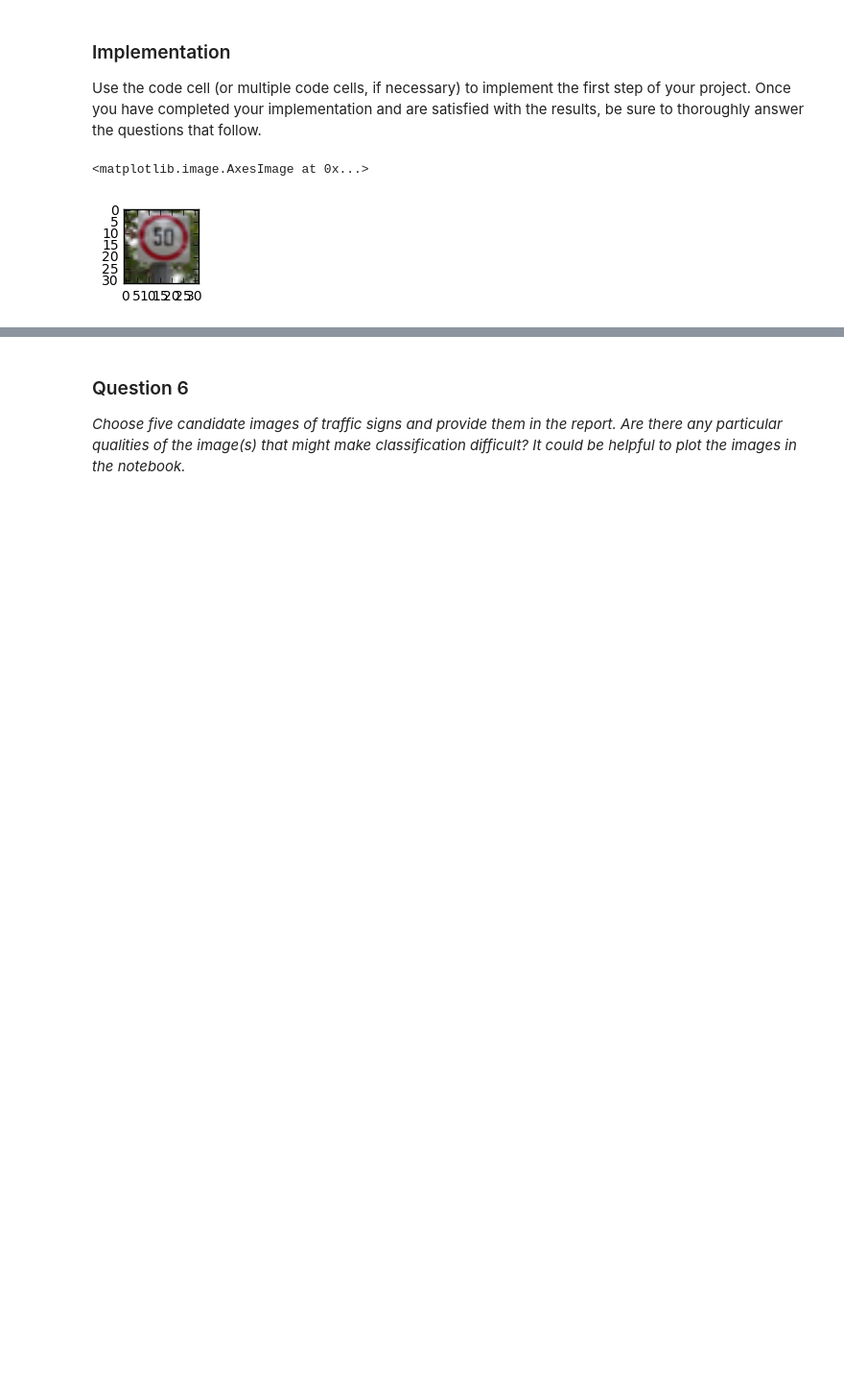
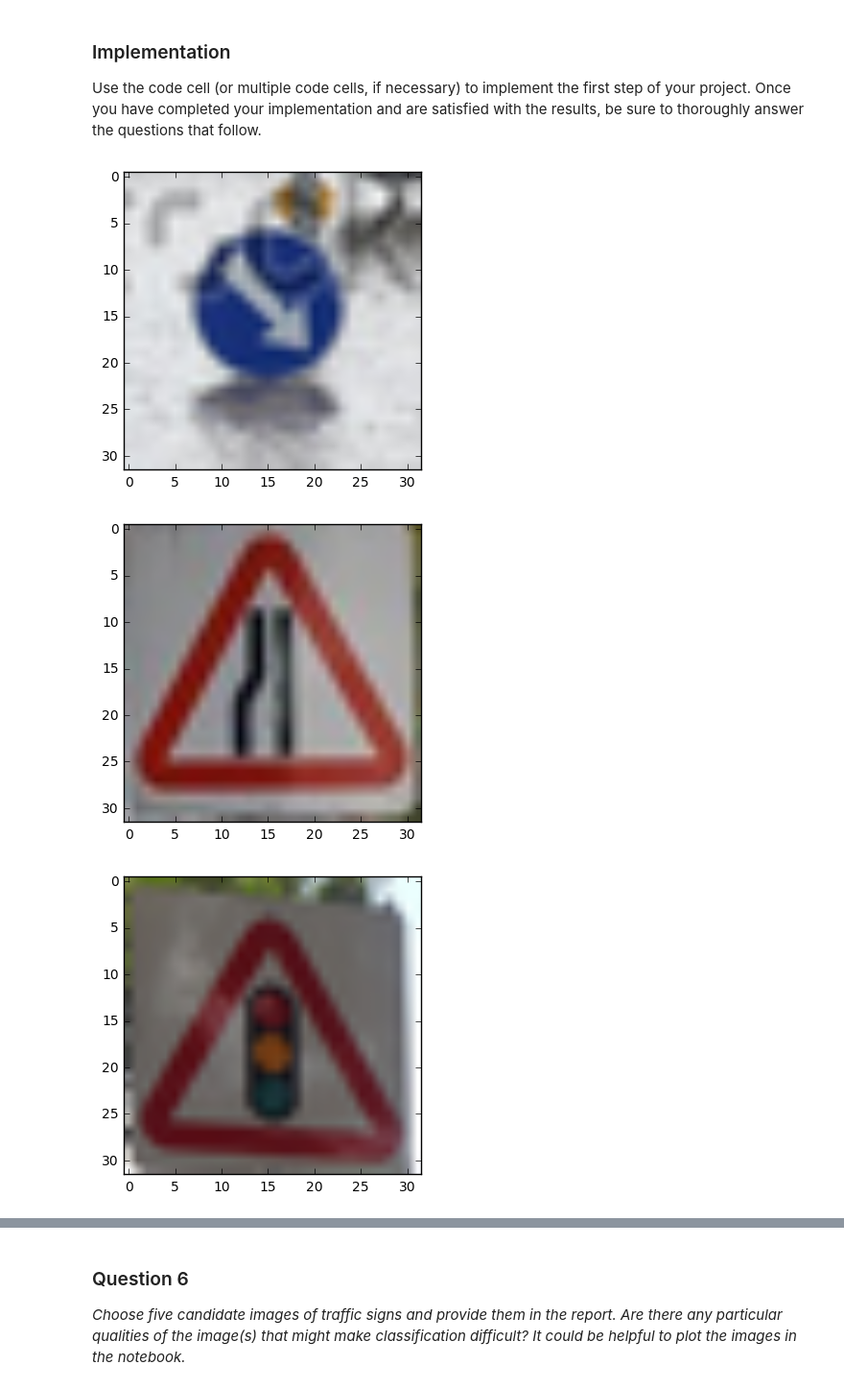
Before and after one commit to Baozhang-Ren/CarND-Traffic-Sign-Classifier-Project, a Jupyter notebook: Traffic_Sign_Classifier.ipynb, the cells around one changed output, grey strips where cells are left out. Shown at 96% size. Cells and saved outputs as stored; diff of their text form; code cells hidden in the pictures; blank space fills up the shorter version.

```diff
--- a/Traffic_Sign_Classifier.ipynb
+++ b/Traffic_Sign_Classifier.ipynb
@@ -362,16 +362,24 @@ Use the code cell (or multiple code cells, if necessary) to implement the first
 # %%
 ### Load the images and plot them here.
 ### Feel free to use as many code cells as needed.
 
 import numpy as np
 import tensorflow as tf
 
+test_images = [
+               '3.png', '4.png',
+               '5.png', '6.png']
+img1 = []
+for ima in test_images:
+    img = cv2.imread('5pics/'+ima)
+    img = cv2.cvtColor(img, cv2.COLOR_BGR2RGB)
+    plt.figure()
+    plt.imshow(img)
+    img1.append(img)
+
 # Load an color image in grayscale
-img = cv2.imread('5pics/2.png')
-img = cv2.cvtColor(img, cv2.COLOR_BGR2RGB)
-plt.figure(figsize=(1,1))
-plt.imshow(img)
 #destRGB_blur=cv2.GaussianBlur(destRGB,(3,3),0)
 # %% [output]
-<matplotlib.image.AxesImage at 0x...>
-[figure, old version]
+[figure, new version]
+[figure, added]
+[figure, added]
```
Also changed, not shown: parts of 5 cells of this notebook, 49 other files.
